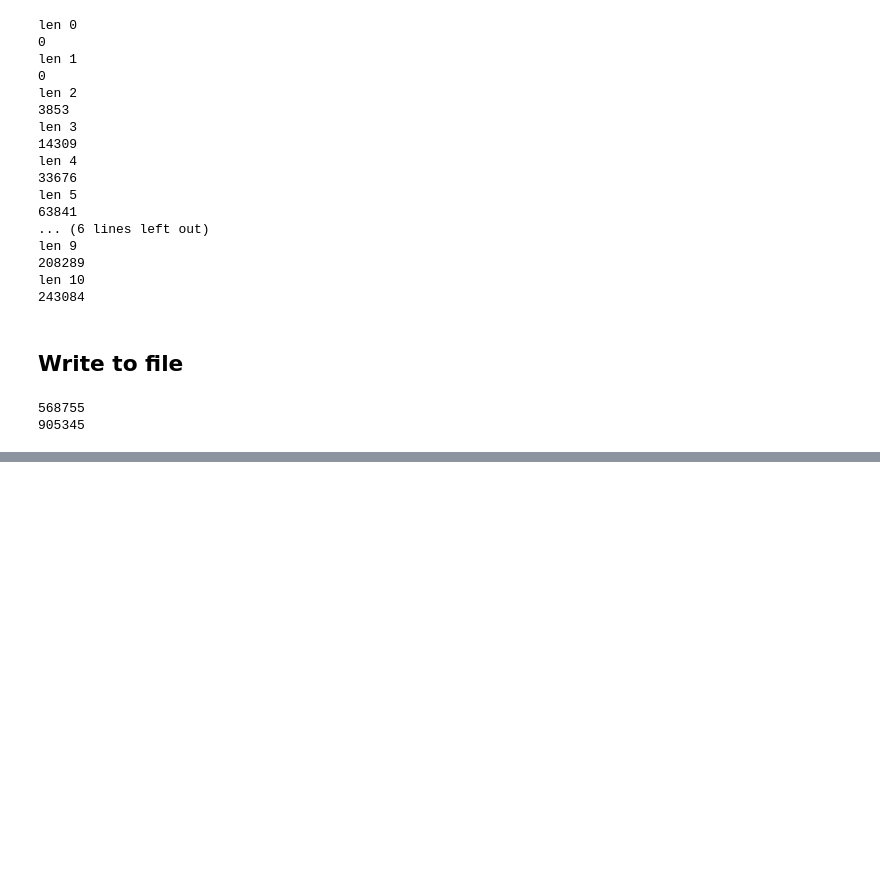
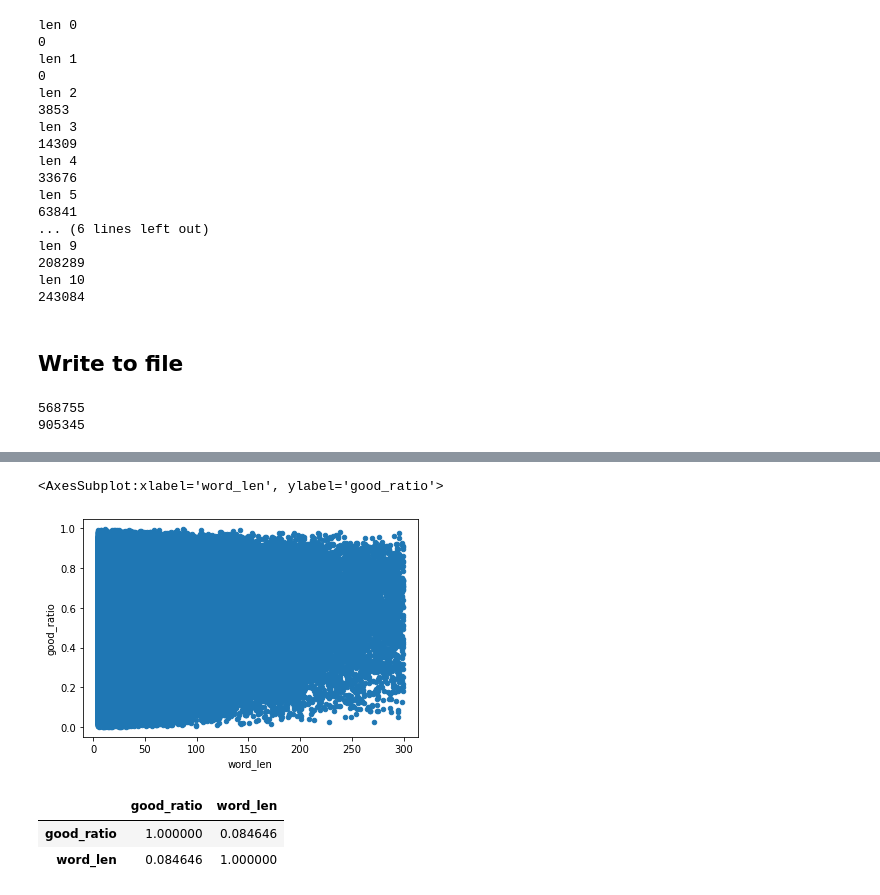
Before and after one commit to lauriemerrell/urban_dictionary_definition_quality, a Jupyter notebook: notebooks/EDA.ipynb, the cells around one changed output, grey strips where cells are left out. Drawn from its saved outputs; the diff is of its cells as text; code cells hidden in the pictures; blank space fills up the shorter version.

```diff
--- a/notebooks/EDA.ipynb
+++ b/notebooks/EDA.ipynb
@@ -381,0 +394,12 @@ data.to_csv("../data/clean_data.csv", index = False)
+# %%
+data.plot(x="word_len", y="good_ratio", kind="scatter")
+# %% [output]
+<AxesSubplot:xlabel='word_len', ylabel='good_ratio'>
+[figure, added]
+# %%
+# basically no correlation between defn length and quality
+data[['good_ratio', 'word_len']].corr()
+# %% [output]
+|  | good_ratio | word_len |
+| good_ratio | 1.000000 | 0.084646 |
+| word_len | 0.084646 | 1.000000 |
```
Also changed, not shown: parts of 3 cells of this notebook, 21 other files.
